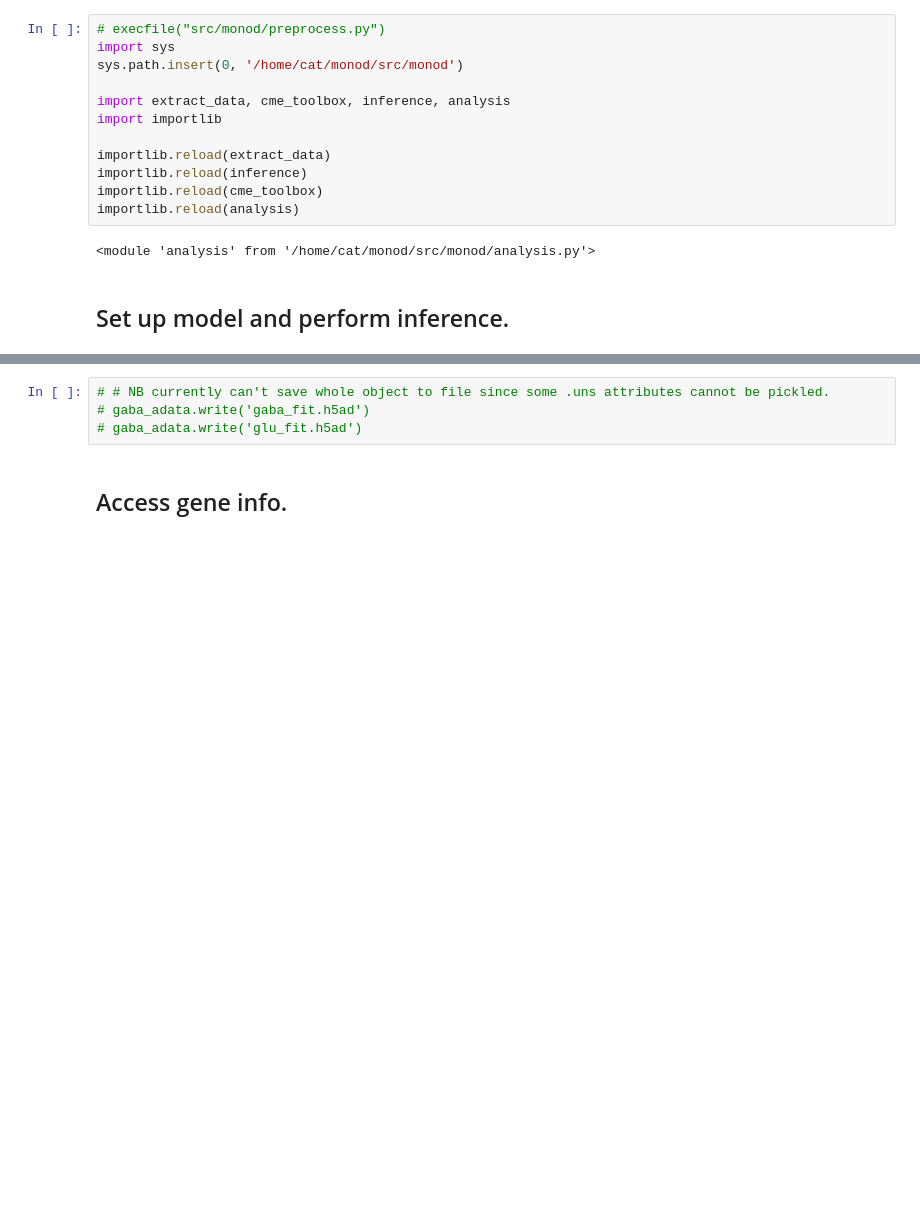
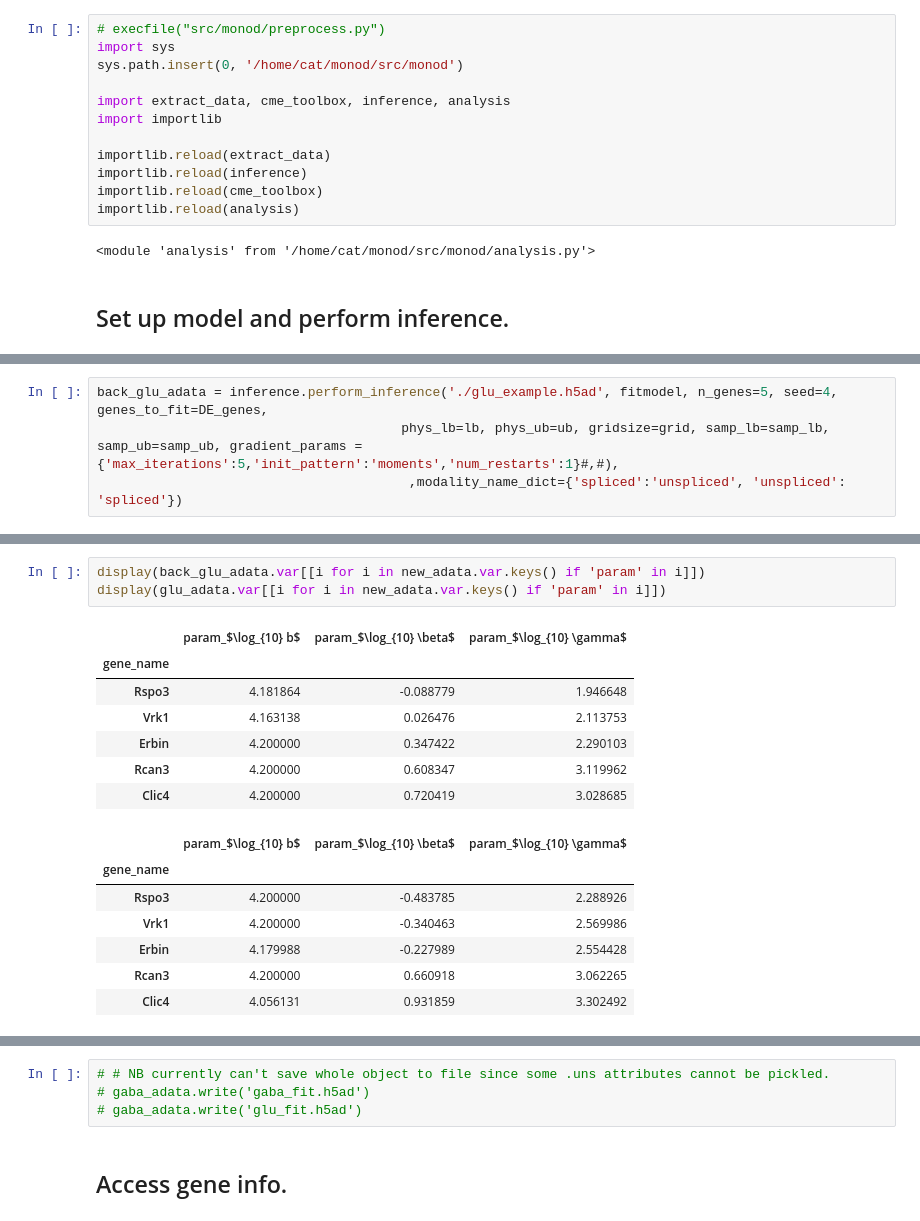
Before and after one commit to pachterlab/monod, a Jupyter notebook: Monod_demo_new.ipynb, the cells around one changed output, grey strips where cells are left out. Drawn from its saved outputs; the diff is of its cells as text; blank space fills up the shorter version.

```diff
--- a/Monod_demo_new.ipynb
+++ b/Monod_demo_new.ipynb
@@ -172,0 +236,4 @@ INFO:root:Uncertainties per gene calculated.
+# %%
+back_glu_adata = inference.perform_inference('./glu_example.h5ad', fitmodel, n_genes=5, seed=4, genes_to_fit=DE_genes,
+                                       phys_lb=lb, phys_ub=ub, gridsize=grid, samp_lb=samp_lb, samp_ub=samp_ub, gradient_params = {'max_iterations':5,'init_pattern':'moments','num_restarts':1}#,#),
+                                        ,modality_name_dict={'spliced':'unspliced', 'unspliced': 'spliced'})
@@ -172,0 +267,18 @@ INFO:root:Uncertainties per gene calculated.
+# %%
+display(back_glu_adata.var[[i for i in new_adata.var.keys() if 'param' in i]])
+display(glu_adata.var[[i for i in new_adata.var.keys() if 'param' in i]])
+# %% [output]
+|  | param_$\log_{10} b$ | param_$\log_{10} \beta$ | param_$\log_{10} \gamma$ |
+| gene_name |  |  |  |
+| Rspo3 | 4.181864 | -0.088779 | 1.946648 |
+| Vrk1 | 4.163138 | 0.026476 | 2.113753 |
+| Erbin | 4.200000 | 0.347422 | 2.290103 |
+| Rcan3 | 4.200000 | 0.608347 | 3.119962 |
+| Clic4 | 4.200000 | 0.720419 | 3.028685 |
+|  | param_$\log_{10} b$ | param_$\log_{10} \beta$ | param_$\log_{10} \gamma$ |
+| gene_name |  |  |  |
+| Rspo3 | 4.200000 | -0.483785 | 2.288926 |
+| Vrk1 | 4.200000 | -0.340463 | 2.569986 |
+| Erbin | 4.179988 | -0.227989 | 2.554428 |
+| Rcan3 | 4.200000 | 0.660918 | 3.062265 |
+| Clic4 | 4.056131 | 0.931859 | 3.302492 |
```
Also changed, not shown: parts of 14 cells of this notebook, 3 other files.
